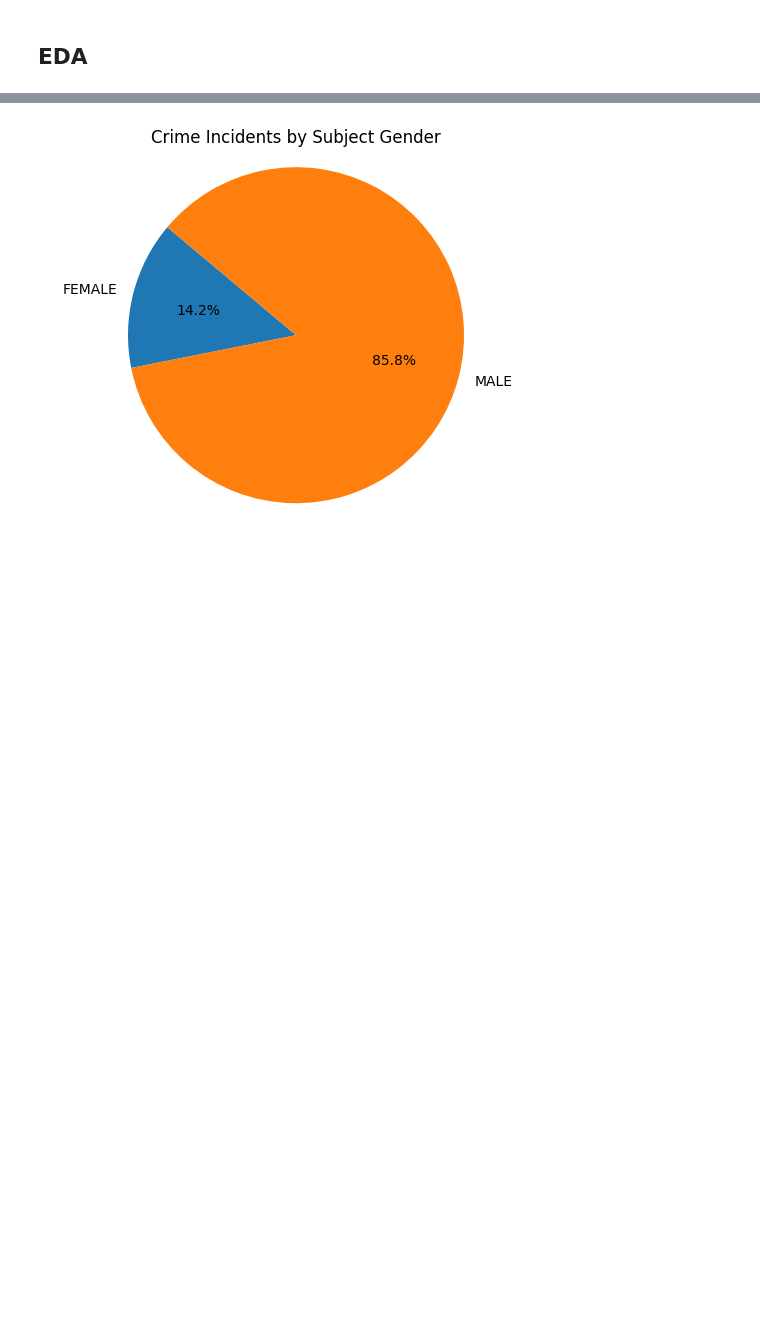
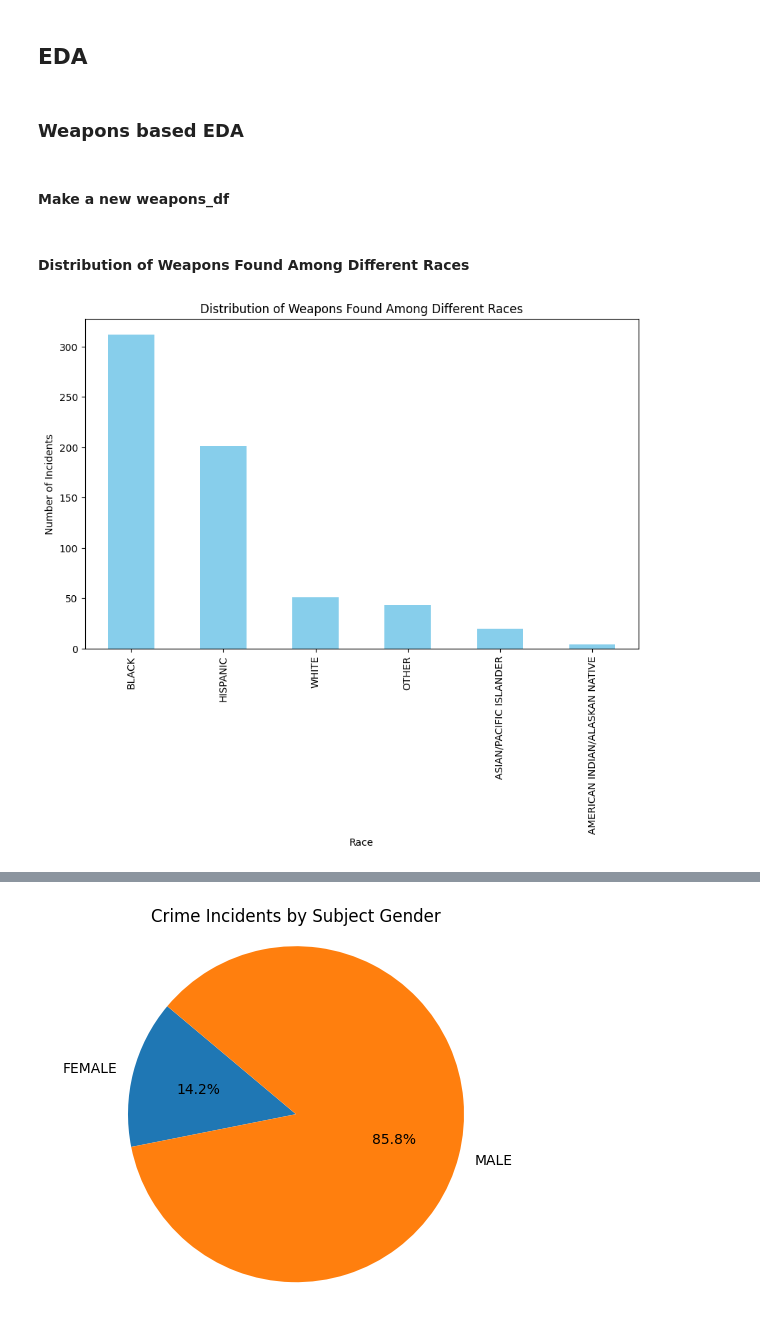
Before and after one commit to arsalananwar11/Safeguarding-NYC-Analyzing-Crime-Patterns-using-Big-Data, a Jupyter notebook: exploratory_data_analysis/eda_business_use_of_force.ipynb, the cells around one changed output, grey strips where cells are left out. Drawn from its saved outputs; the diff is of its cells as text; code cells hidden in the pictures; blank space fills up the shorter version.

```diff
--- a/exploratory_data_analysis/eda_business_use_of_force.ipynb
+++ b/exploratory_data_analysis/eda_business_use_of_force.ipynb
@@ -57,0 +114,2 @@ use_of_force_combined_pandas_df.head()
+# %%
+use_of_force_combined_with_neighborhoods_pandas_df['"OCCURRENCE DATE"'] = pd.to_datetime(use_of_force_combined_with_neighborhoods_pandas_df['"OCCURRENCE DATE"'])
@@ -57,0 +118,14 @@ use_of_force_combined_pandas_df.head()
+# %%
+age_bins = [0, 18, 25, 40, 60, float('inf')]
+age_labels = ['<18', '18-25', '26-40', '41-60', '60+']
+
+use_of_force_combined_with_neighborhoods_pandas_df['Age Category'] = pd.cut(
+    pd.to_numeric(use_of_force_combined_with_neighborhoods_pandas_df['AGE'], errors='coerce'),
+    bins=age_bins,
+    labels=age_labels,
+    right=False  # Include the right bin edge in the interval
+)
+
+# Handle null values by assigning a category 'Unknown' or any other desired category
+use_of_force_combined_with_neighborhoods_pandas_df['Age Category'] = use_of_force_combined_with_neighborhoods_pandas_df['Age Category'].cat.add_categories('Unknown')
+use_of_force_combined_with_neighborhoods_pandas_df['Age Category'].fillna('Unknown', inplace=True)
@@ -58,2 +134,9 @@ use_of_force_combined_pandas_df.head()
+# %%
+categories_to_combine = ['Displayed Weapon', 'Impact Weapon', 'Cutting Instrument', 'Firearm']
+use_of_force_combined_with_neighborhoods_pandas_df['"FORCE AGAINST MOS"'] = use_of_force_combined_with_neighborhoods_pandas_df['"FORCE AGAINST MOS"'].replace(categories_to_combine, 'Weapons')
 # %% [markdown]
 ## EDA
+# %% [markdown]
+### Weapons based EDA
+# %% [markdown]
+#### Make a new weapons_df
@@ -59,0 +145,12 @@ use_of_force_combined_pandas_df.head()
+# %% [markdown]
+#### Distribution of Weapons Found Among Different Races
+# %%
+# Plot the distribution of 'Weapons' force against MOS among different races
+plt.figure(figsize=(10, 6))
+weapons_df['"SUBJECT RACE"'].value_counts().plot(kind='bar', color='skyblue')
+plt.title('Distribution of Weapons Found Among Different Races')
+plt.xlabel('Race')
+plt.ylabel('Number of Incidents')
+plt.show()
+# %% [output]
+[figure, added]
```
Also changed, not shown: parts of 39 cells of this notebook.
